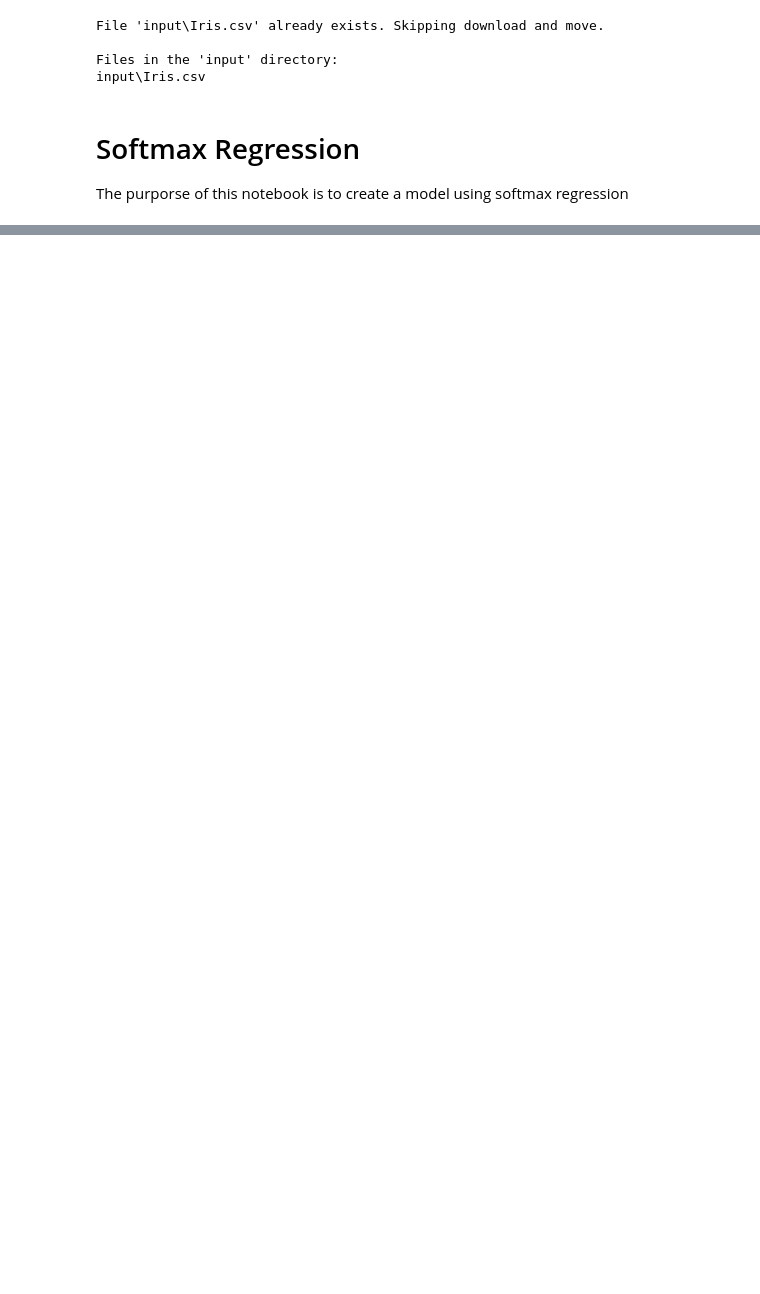
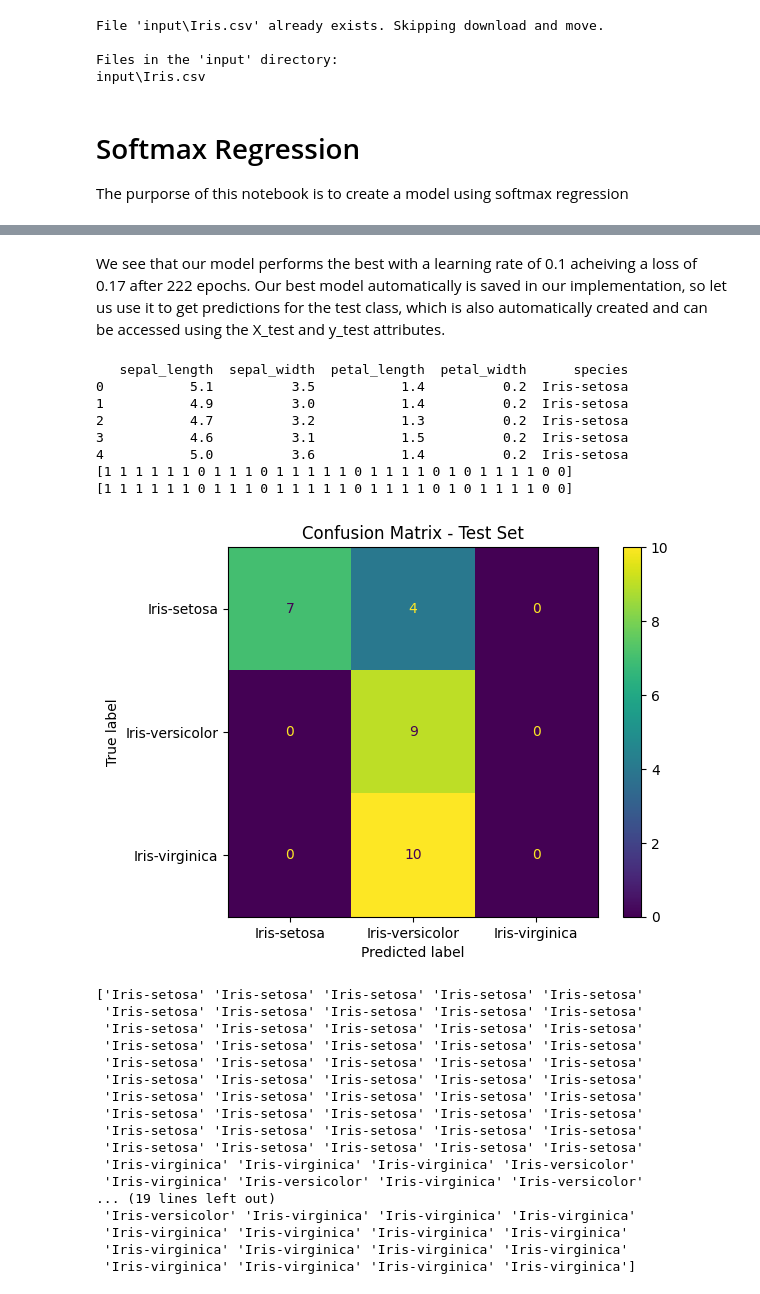
Before and after one commit to Kena-Njonge/HandsOnML, a Jupyter notebook: Chapter 4/SoftMaxRegression.ipynb, the cells around one changed output, grey strips where cells are left out. Cells and saved outputs as stored; diff of their text form; code cells hidden in the pictures; blank space fills up the shorter version.

```diff
--- a/Chapter 4/SoftMaxRegression.ipynb
+++ b/Chapter 4/SoftMaxRegression.ipynb
@@ -256,0 +174,71 @@ class MiniBatchSampler():
+# %% [markdown]
+We see that our model performs the best with a learning rate of 0.1 acheiving a loss of 0.17 after 222 epochs. Our best model automatically is saved in our implementation, so let us use it to get predictions for the test class, which is also automatically created and can be accessed using the X_test and y_test attributes.
+# %%
+import dis
+from sklearn.metrics import ConfusionMatrixDisplay
+
+df = pd.read_csv('input/Iris.csv')
+print(df.head())
+
+clf = MiniBatchGD(path='input/Iris.csv')
+clf.fit(
+        y_index=4,
+        lines=batch_size,
+        validation_size=0.1,
+        epochs=1000,
+        eta=0.1,
+        early_stopping_rounds=10,
+        min_epochs=50,
+        min_delta=0.001,
+        verbose=False
+    )
+
+# Now predict_categories returns numeric predictions
+y_pred_test = clf.predict(clf.X_test)
+print(y_pred_test)
+
+# Display confusion matrix for test set
+ConfusionMatrixDisplay.from_predictions(clf.y_test, y_pred_test,display_labels=clf.category_map.keys())
+plt.title("Confusion Matrix - Test Set")
+plt.show()
+
+# Over the whole dataset
+features = df.columns.tolist()
+features.remove('species')
+X = df[features].to_numpy()
+
+# Get original labels as numeric
+y = df['species']
+# Predict using the full dataset
+y_pred = clf.predict_categories(X)
+print(y_pred)
+ConfusionMatrixDisplay.from_predictions(y, y_pred)
+plt.title("Confusion Matrix - Full Dataset")
+plt.show()
+# %% [output]
+   sepal_length  sepal_width  petal_length  petal_width      species
+0           5.1          3.5           1.4          0.2  Iris-setosa
+1           4.9          3.0           1.4          0.2  Iris-setosa
+2           4.7          3.2           1.3          0.2  Iris-setosa
+3           4.6          3.1           1.5          0.2  Iris-setosa
+4           5.0          3.6           1.4          0.2  Iris-setosa
+[1 1 1 1 1 1 0 1 1 1 0 1 1 1 1 1 0 1 1 1 1 0 1 0 1 1 1 1 0 0]
+[1 1 1 1 1 1 0 1 1 1 0 1 1 1 1 1 0 1 1 1 1 0 1 0 1 1 1 1 0 0]
+[figure, added]
+['Iris-setosa' 'Iris-setosa' 'Iris-setosa' 'Iris-setosa' 'Iris-setosa'
+ 'Iris-setosa' 'Iris-setosa' 'Iris-setosa' 'Iris-setosa' 'Iris-setosa'
+ 'Iris-setosa' 'Iris-setosa' 'Iris-setosa' 'Iris-setosa' 'Iris-setosa'
+ 'Iris-setosa' 'Iris-setosa' 'Iris-setosa' 'Iris-setosa' 'Iris-setosa'
+ 'Iris-setosa' 'Iris-setosa' 'Iris-setosa' 'Iris-setosa' 'Iris-setosa'
+ 'Iris-setosa' 'Iris-setosa' 'Iris-setosa' 'Iris-setosa' 'Iris-setosa'
+ 'Iris-setosa' 'Iris-setosa' 'Iris-setosa' 'Iris-setosa' 'Iris-setosa'
+ 'Iris-setosa' 'Iris-setosa' 'Iris-setosa' 'Iris-setosa' 'Iris-setosa'
+ 'Iris-setosa' 'Iris-setosa' 'Iris-setosa' 'Iris-setosa' 'Iris-setosa'
+ 'Iris-setosa' 'Iris-setosa' 'Iris-setosa' 'Iris-setosa' 'Iris-setosa'
+ 'Iris-virginica' 'Iris-virginica' 'Iris-virginica' 'Iris-versicolor'
+ 'Iris-virginica' 'Iris-versicolor' 'Iris-virginica' 'Iris-versicolor'
+... (19 lines left out)
+ 'Iris-versicolor' 'Iris-virginica' 'Iris-virginica' 'Iris-virginica'
+ 'Iris-virginica' 'Iris-virginica' 'Iris-virginica' 'Iris-virginica'
+ 'Iris-virginica' 'Iris-virginica' 'Iris-virginica' 'Iris-virginica'
+ 'Iris-virginica' 'Iris-virginica' 'Iris-virginica' 'Iris-virginica']
```
Also changed, not shown: parts of 7 cells of this notebook, 2 other files.
